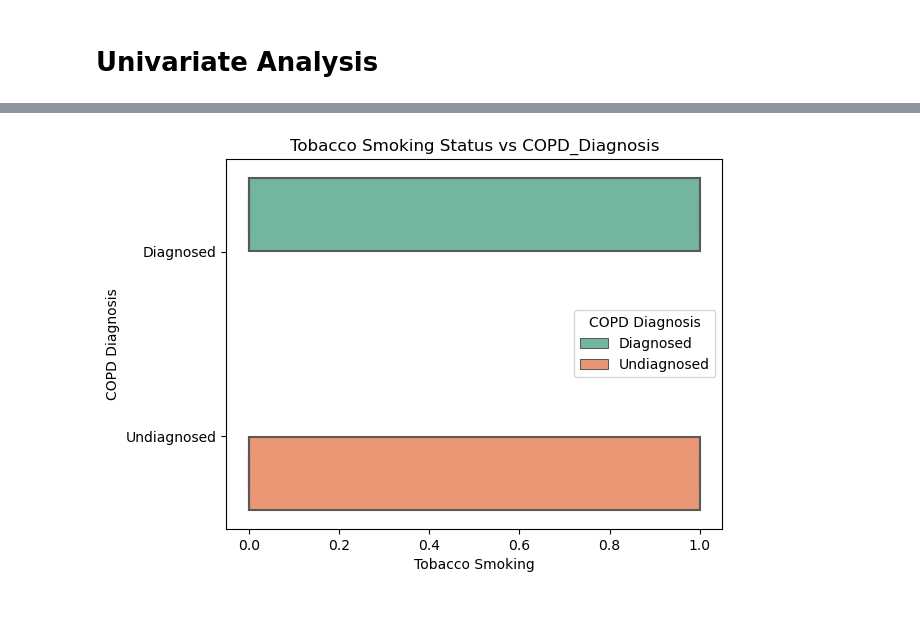
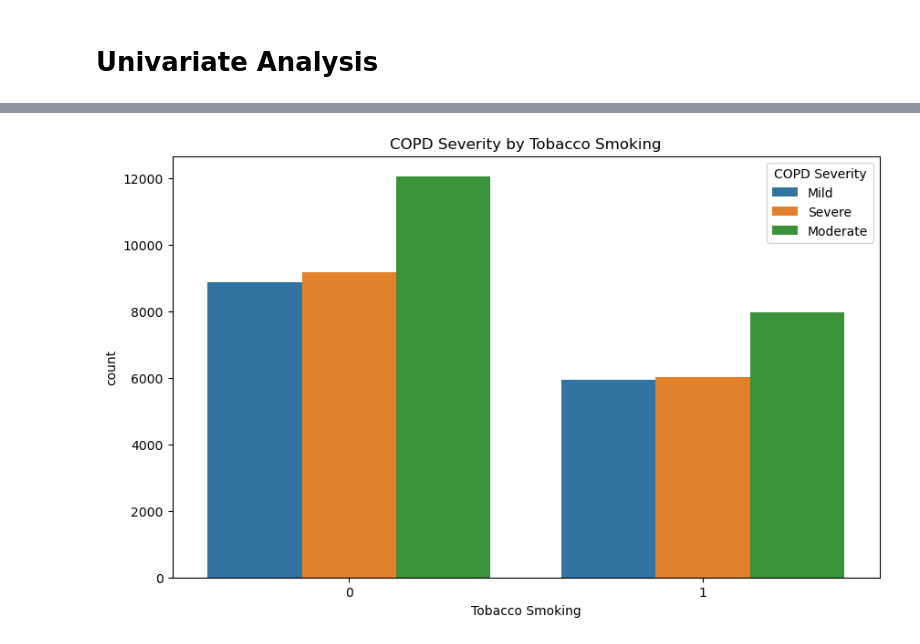
Before and after one commit to rajibshresth/COPD_NCD_Dataset, a Jupyter notebook: Xtra_Dummy Data/EDA/EDA.ipynb, the cells around one changed output, grey strips where cells are left out. Saved outputs shown, nothing was run; the diff lists cells and outputs as text; code cells hidden in the pictures; blank space fills up the shorter version.

```diff
--- a/Xtra_Dummy Data/EDA/EDA.ipynb
+++ b/Xtra_Dummy Data/EDA/EDA.ipynb
@@ -77,7 +122,8 @@ plt.show()
 # %%
-# Tobacco Smoking
-sns.boxplot(x='Tobacco Smoking', y='COPD Diagnosis', data=df, hue='COPD Diagnosis', palette='Set2')
-plt.title("Tobacco Smoking Status vs COPD Diagnosis")
+# Tobacco Smoking vs COPD Severity
+plt.figure(figsize=(10, 6))
+sns.countplot(x='Tobacco Smoking', hue='COPD Severity', data=df)
+plt.title('COPD Severity by Tobacco Smoking')
 plt.show()
 # %% [output]
-[figure, old version]
+[figure, new version]
```
Also changed, not shown: parts of 16 cells of this notebook, 4 other files.
